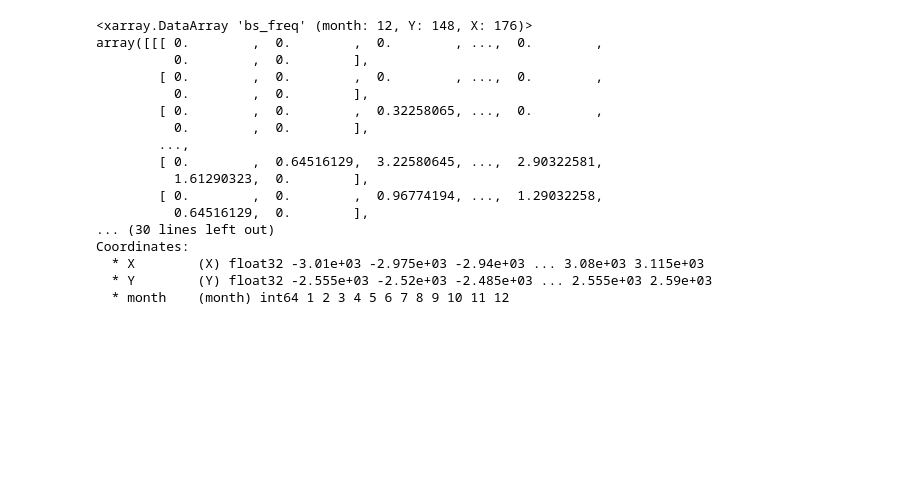
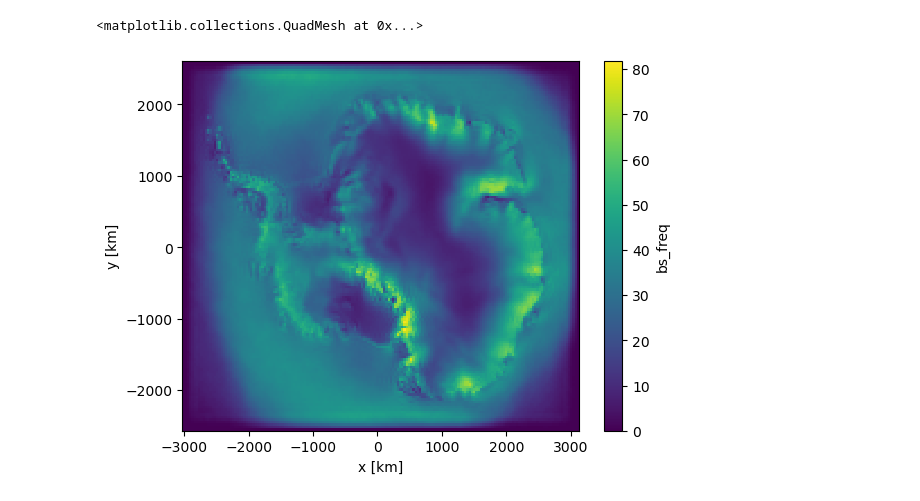
Before and after one commit to stefan-hofer/Antarctica_clouds, a Jupyter notebook: Charles/mar_threshold.ipynb, the cells around one changed output. Cells and saved outputs as stored; diff of their text form; code cells hidden in the pictures; blank space fills up the shorter version.

```diff
--- a/Charles/mar_threshold.ipynb
+++ b/Charles/mar_threshold.ipynb
@@ -67,22 +70,7 @@ frequency_monthly_bs_mean.isel(month=1).plot()
 # %%
 frequency_monthly_bs_mean.name = 'bs_freq'
-frequency_monthly_bs_mean
+frequency_monthly_bs_mean.mean(dim='month').plot()
 # %% [output]
-<xarray.DataArray 'bs_freq' (month: 12, Y: 148, X: 176)>
-array([[[ 0.        ,  0.        ,  0.        , ...,  0.        ,
-          0.        ,  0.        ],
-        [ 0.        ,  0.        ,  0.        , ...,  0.        ,
-          0.        ,  0.        ],
-        [ 0.        ,  0.        ,  0.32258065, ...,  0.        ,
-          0.        ,  0.        ],
-        ...,
-        [ 0.        ,  0.64516129,  3.22580645, ...,  2.90322581,
-          1.61290323,  0.        ],
-        [ 0.        ,  0.        ,  0.96774194, ...,  1.29032258,
-          0.64516129,  0.        ],
-... (30 lines left out)
-Coordinates:
-  * X        (X) float32 -3.01e+03 -2.975e+03 -2.94e+03 ... 3.08e+03 3.115e+03
-  * Y        (Y) float32 -2.555e+03 -2.52e+03 -2.485e+03 ... 2.555e+03 2.59e+03
-  * month    (month) int64 1 2 3 4 5 6 7 8 9 10 11 12
+<matplotlib.collections.QuadMesh at 0x...>
+[figure, added]
 # %%
```
Also changed, not shown: parts of 3 cells of this notebook, 7 other files.
